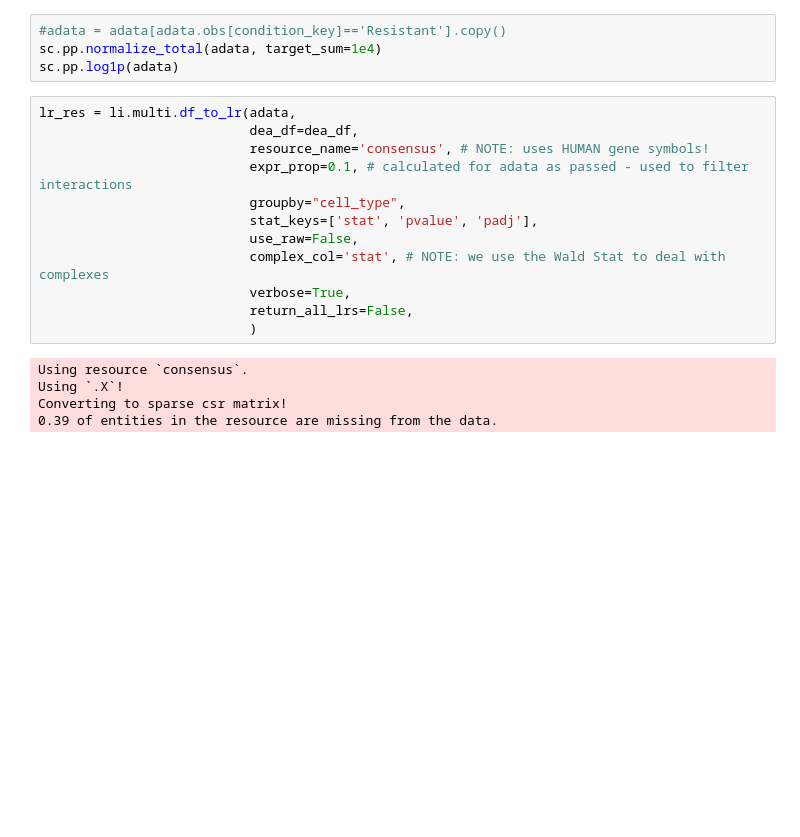
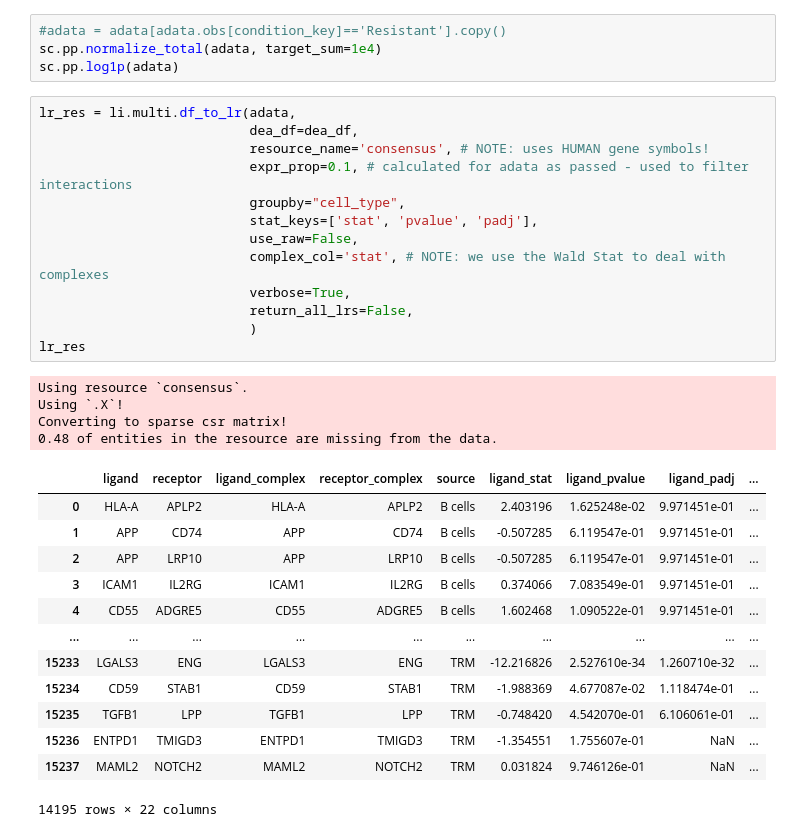
Before and after one commit to LarkinIt/RAseq, a Jupyter notebook: Code/differential_expression_analysis.ipynb, the cells around one changed output. Drawn from its saved outputs; the diff is of its cells as text; blank space fills up the shorter version.

```diff
--- a/Code/differential_expression_analysis.ipynb
+++ b/Code/differential_expression_analysis.ipynb
@@ -303,17 +442,31 @@ sc.pp.log1p(adata)
 # %%
 lr_res = li.multi.df_to_lr(adata,
                            dea_df=dea_df,
                            resource_name='consensus', # NOTE: uses HUMAN gene symbols!
                            expr_prop=0.1, # calculated for adata as passed - used to filter interactions
                            groupby="cell_type",
                            stat_keys=['stat', 'pvalue', 'padj'],
                            use_raw=False,
                            complex_col='stat', # NOTE: we use the Wald Stat to deal with complexes
                            verbose=True,
                            return_all_lrs=False,
                            )
+lr_res
 # %% [output]
 Using resource `consensus`.
 Using `.X`!
 Converting to sparse csr matrix!
-0.39 of entities in the resource are missing from the data.
+0.48 of entities in the resource are missing from the data.
+|  | ligand | receptor | ligand_complex | receptor_complex | source | ligand_stat | ligand_pvalue | ligand_padj | ... |
+| 0 | HLA-A | APLP2 | HLA-A | APLP2 | B cells | 2.403196 | 1.625248e-02 | 9.971451e-01 | ... |
+| 1 | APP | CD74 | APP | CD74 | B cells | -0.507285 | 6.119547e-01 | 9.971451e-01 | ... |
+| 2 | APP | LRP10 | APP | LRP10 | B cells | -0.507285 | 6.119547e-01 | 9.971451e-01 | ... |
+| 3 | ICAM1 | IL2RG | ICAM1 | IL2RG | B cells | 0.374066 | 7.083549e-01 | 9.971451e-01 | ... |
+| 4 | CD55 | ADGRE5 | CD55 | ADGRE5 | B cells | 1.602468 | 1.090522e-01 | 9.971451e-01 | ... |
+| ... | ... | ... | ... | ... | ... | ... | ... | ... | ... |
+| 15233 | LGALS3 | ENG | LGALS3 | ENG | TRM | -12.216826 | 2.527610e-34 | 1.260710e-32 | ... |
+| 15234 | CD59 | STAB1 | CD59 | STAB1 | TRM | -1.988369 | 4.677087e-02 | 1.118474e-01 | ... |
+| 15235 | TGFB1 | LPP | TGFB1 | LPP | TRM | -0.748420 | 4.542070e-01 | 6.106061e-01 | ... |
+| 15236 | ENTPD1 | TMIGD3 | ENTPD1 | TMIGD3 | TRM | -1.354551 | 1.755607e-01 | NaN | ... |
+| 15237 | MAML2 | NOTCH2 | MAML2 | NOTCH2 | TRM | 0.031824 | 9.746126e-01 | NaN | ... |
+14195 rows × 22 columns
```
Also changed, not shown: parts of 12 cells of this notebook, 2 other files.
